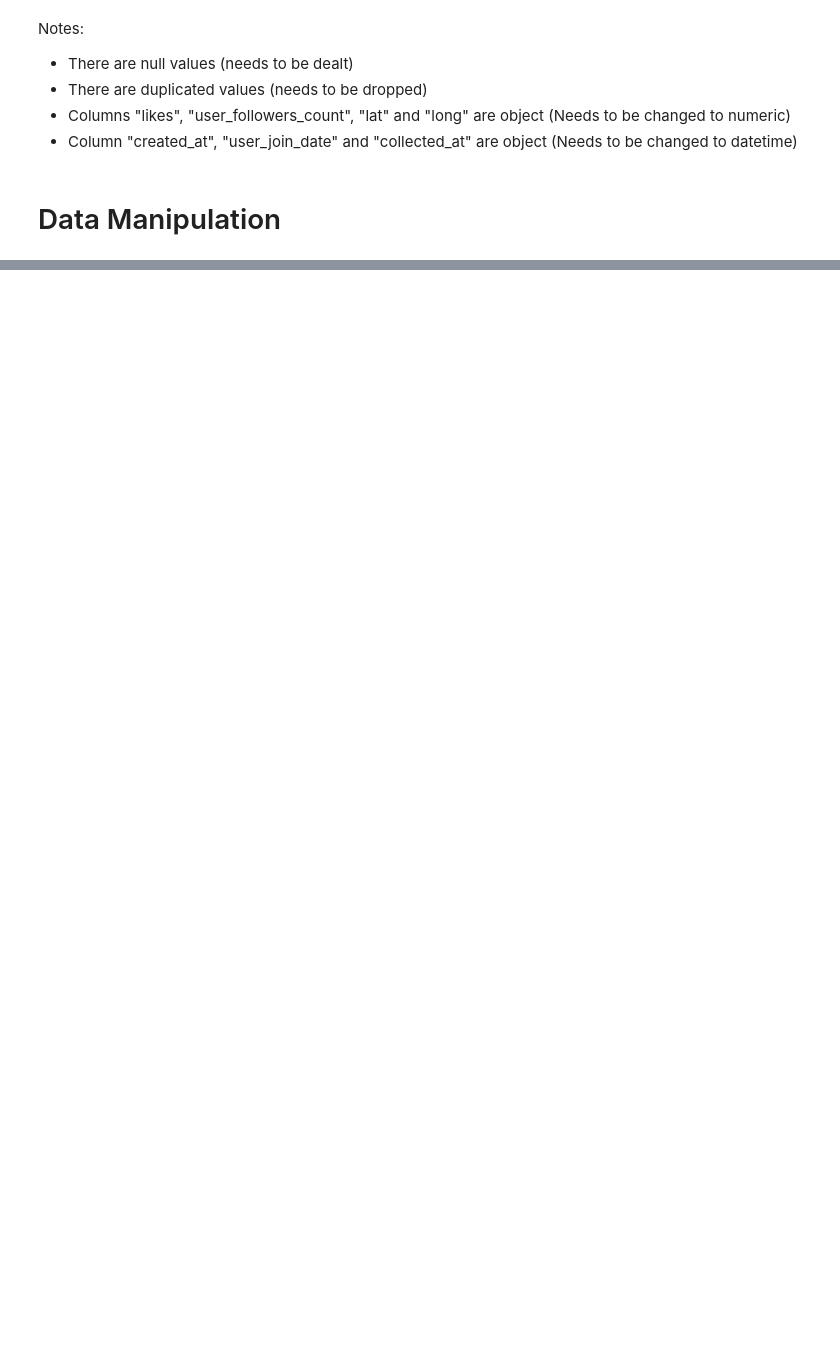
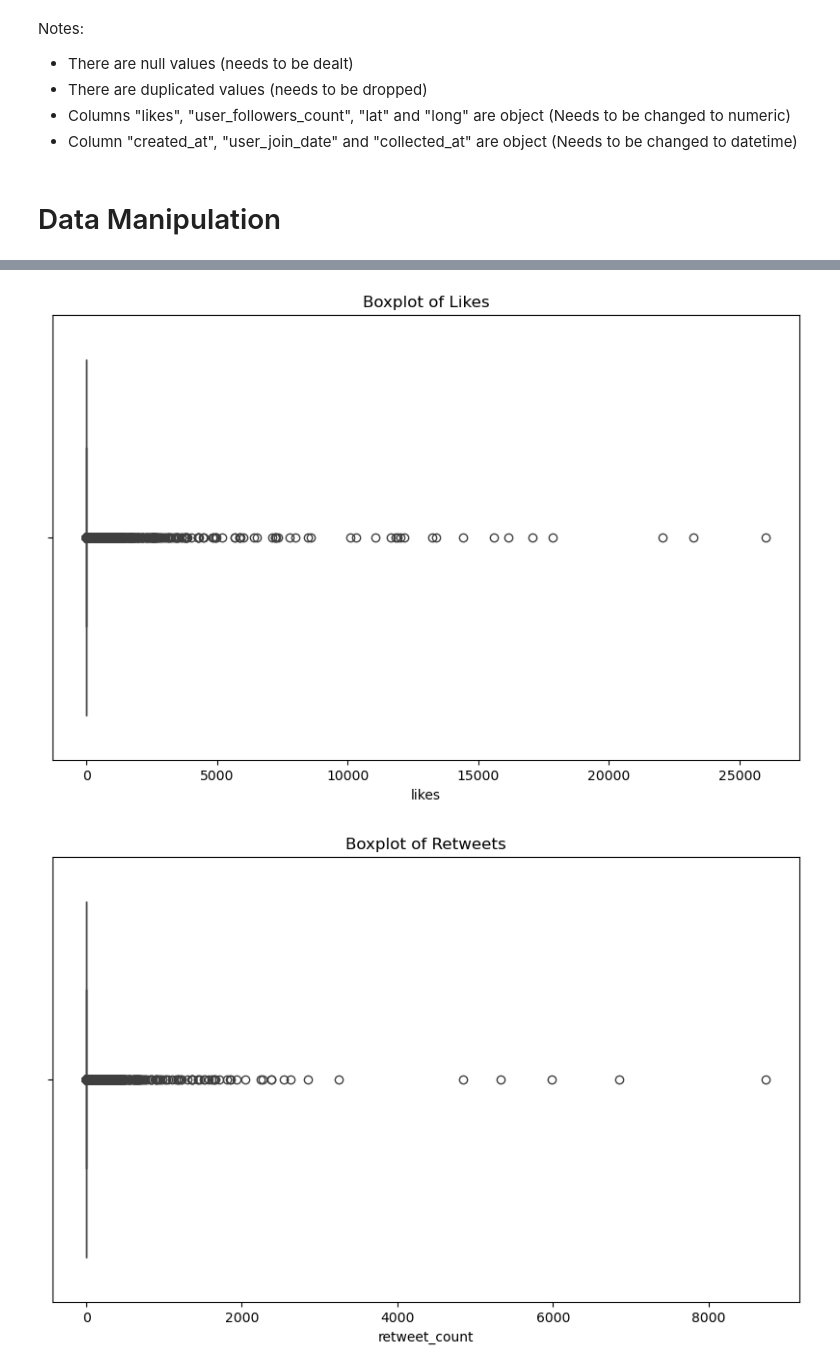
Before and after one commit to renatovfreitas/DataCircle_Twitter_Project, a Jupyter notebook: EDA.ipynb, the cells around one changed output, grey strips where cells are left out. Cells and saved outputs as stored; diff of their text form; code cells hidden in the pictures; blank space fills up the shorter version.

```diff
--- a/EDA.ipynb
+++ b/EDA.ipynb
@@ -327,0 +472,6 @@ biden_df[biden_df["likes"].isna()]
+# %%
+# Apply function to convert columns to numeric
+trump_df = convert_columns_to_numeric(trump_df, columns_to_convert_numeric)
+# %%
+# Applt function to convert columns to int
+trump_df = convert_columns_to_int(trump_df, columns_to_convert_int)
@@ -327,0 +498,4 @@ biden_df[biden_df["likes"].isna()]
+# %%
+# return the names of object columns
+trump_text_columns_to_convert = trump_df.select_dtypes(include=['object']).columns.tolist()
+trump_df = clean_and_convert_text_fields(trump_df, trump_text_columns_to_convert, "tweet")
@@ -327,0 +536,4 @@ biden_df[biden_df["likes"].isna()]
+# %%
+# Apply for both 'likes' and 'retweets'
+trump_df['likes_outliers'] = detect_outliers_iqr(trump_df, 'likes')
+trump_df['retweets_outliers'] = detect_outliers_iqr(trump_df, 'retweet_count')
@@ -327,0 +556,15 @@ biden_df[biden_df["likes"].isna()]
+# %%
+# Boxplot for likes
+plt.figure(figsize=(10, 6))
+sns.boxplot(x=trump_df['likes'])
+plt.title('Boxplot of Likes')
+plt.show()
+
+# Boxplot for retweets
+plt.figure(figsize=(10, 6))
+sns.boxplot(x=trump_df['retweet_count'])
+plt.title('Boxplot of Retweets')
+plt.show()
+# %% [output]
+[figure, added]
+[figure, added]
```
Also changed, not shown: parts of 54 cells of this notebook.
